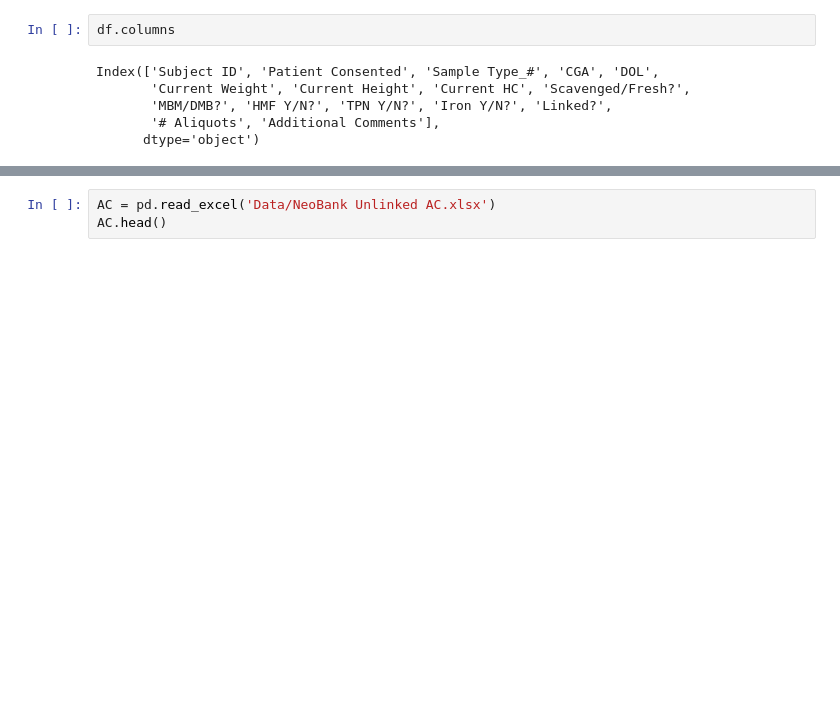
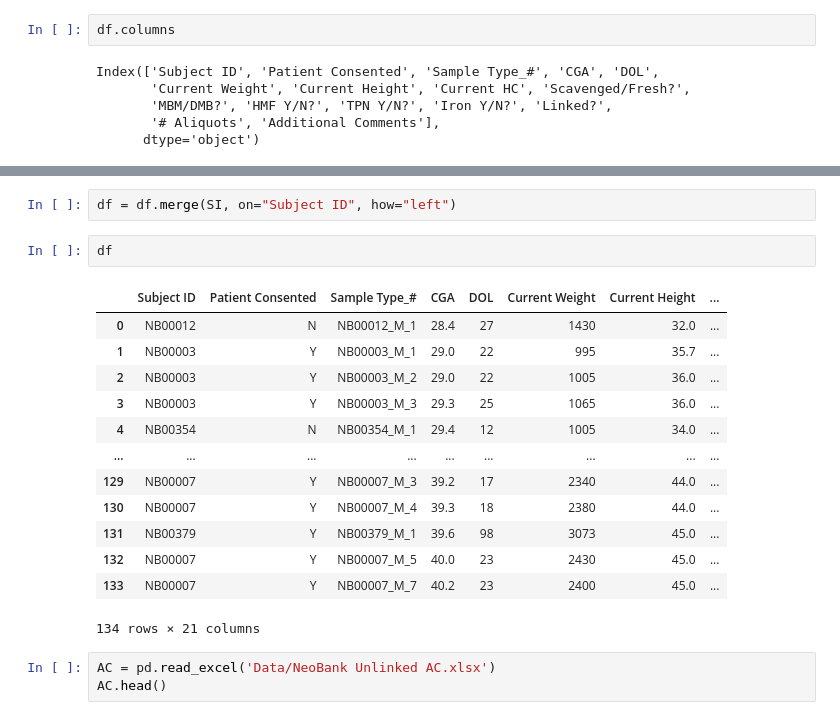
Before and after one commit to spann-pediatrics/NeoBank, a Jupyter notebook: unlinked.merge.ipynb, the cells around one changed output, grey strips where cells are left out. Saved outputs shown, nothing was run; the diff lists cells and outputs as text; blank space fills up the shorter version.

Commit message:
columnnames

```diff
--- a/unlinked.merge.ipynb
+++ b/unlinked.merge.ipynb
@@ -31,3 +53,21 @@ Index(['Subject ID', 'Patient Consented', 'Sample Type_#', 'CGA', 'DOL',
+# %%
+df = df.merge(SI, on="Subject ID", how="left")
+# %%
+df
+# %% [output]
+|  | Subject ID | Patient Consented | Sample Type_# | CGA | DOL | Current Weight | Current Height | ... |
+| 0 | NB00012 | N | NB00012_M_1 | 28.4 | 27 | 1430 | 32.0 | ... |
+| 1 | NB00003 | Y | NB00003_M_1 | 29.0 | 22 | 995 | 35.7 | ... |
+| 2 | NB00003 | Y | NB00003_M_2 | 29.0 | 22 | 1005 | 36.0 | ... |
+| 3 | NB00003 | Y | NB00003_M_3 | 29.3 | 25 | 1065 | 36.0 | ... |
+| 4 | NB00354 | N | NB00354_M_1 | 29.4 | 12 | 1005 | 34.0 | ... |
+| ... | ... | ... | ... | ... | ... | ... | ... | ... |
+| 129 | NB00007 | Y | NB00007_M_3 | 39.2 | 17 | 2340 | 44.0 | ... |
+| 130 | NB00007 | Y | NB00007_M_4 | 39.3 | 18 | 2380 | 44.0 | ... |
+| 131 | NB00379 | Y | NB00379_M_1 | 39.6 | 98 | 3073 | 45.0 | ... |
+| 132 | NB00007 | Y | NB00007_M_5 | 40.0 | 23 | 2430 | 45.0 | ... |
+| 133 | NB00007 | Y | NB00007_M_7 | 40.2 | 23 | 2400 | 45.0 | ... |
+134 rows × 21 columns
 # %%
 AC = pd.read_excel('Data/NeoBank Unlinked AC.xlsx')
 AC.head()
```
Also changed, not shown: parts of 53 cells of this notebook, 4 other files.
